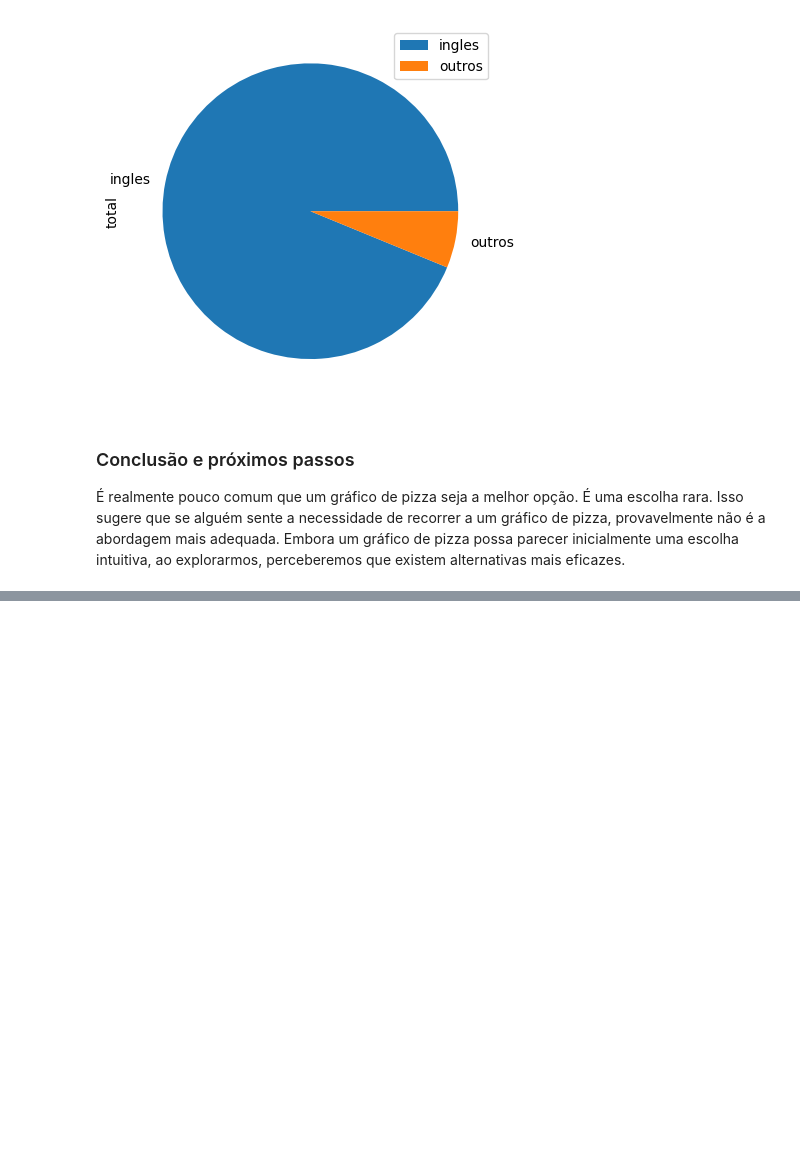
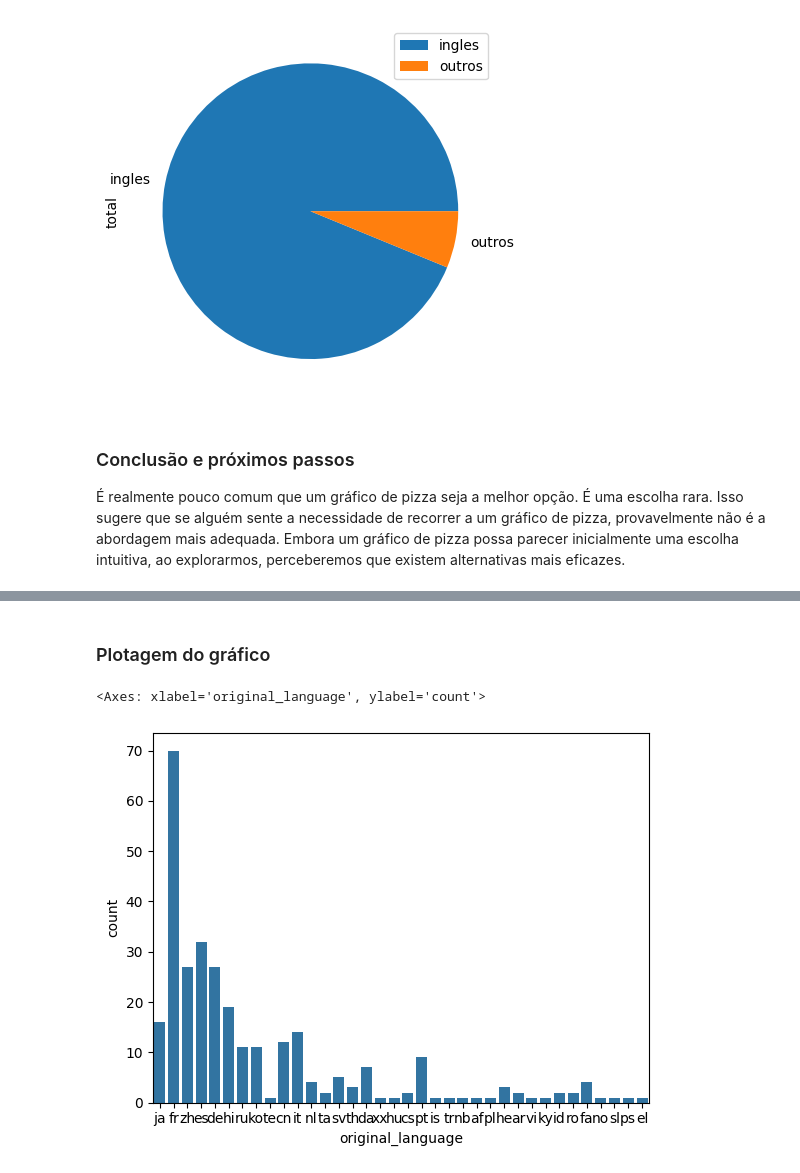
Before and after one commit to orlandojsjunior/Data_Science-explorando_e_analisando_dados, a Jupyter notebook: Explorando_e_analisando_dados.ipynb, the cells around one changed output, grey strips where cells are left out. Saved outputs shown, nothing was run; the diff lists cells and outputs as text; code cells hidden in the pictures; blank space fills up the shorter version.

Commit message:
Interpretando o propósito de uma visualização

```diff
--- a/Explorando_e_analisando_dados.ipynb
+++ b/Explorando_e_analisando_dados.ipynb
@@ -732,0 +769,8 @@ dados.plot(kind="pie", y="total", labels=dados["lingua"])
+# %% [markdown]
+### Plotagem do gráfico
+# %%
+sns.countplot(data=tmdb.query("original_language != 'en'"),
+              x="original_language")
+# %% [output]
+<Axes: xlabel='original_language', ylabel='count'>
+[figure, added]
```
Also changed, not shown: parts of 7 cells of this notebook.
